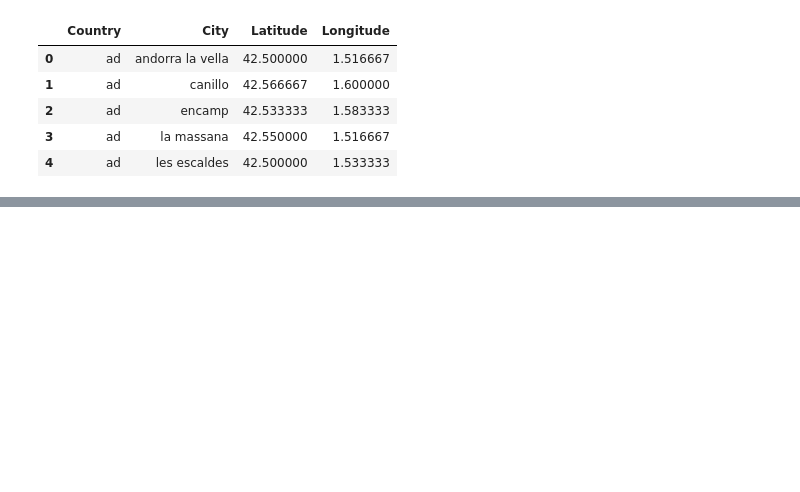
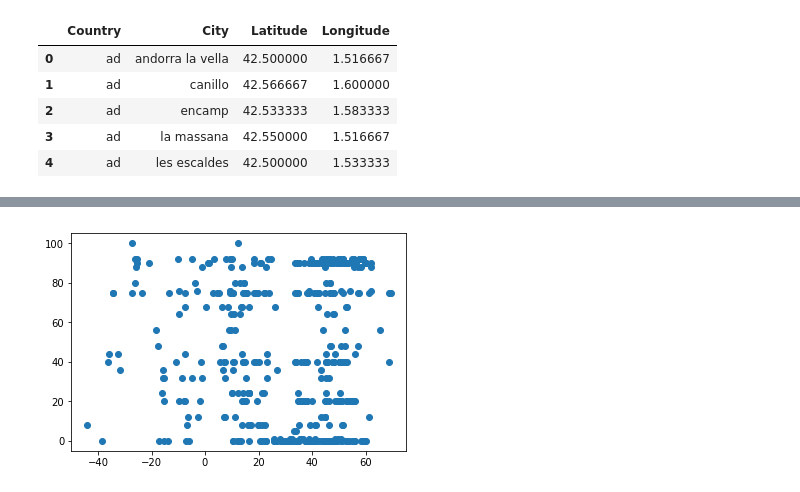
Before and after one commit to ENPlummer/WeatherPy, a Jupyter notebook: WeatherPy.ipynb, the cells around one changed output, grey strips where cells are left out. Drawn from its saved outputs; the diff is of its cells as text; code cells hidden in the pictures; blank space fills up the shorter version.

```diff
--- a/WeatherPy.ipynb
+++ b/WeatherPy.ipynb
@@ -100,0 +161,6 @@ MissingSchema: Invalid URL 'api.openweathermap.org/data/2.5/weather?appid=&q=cit
+# %%
+plt.scatter(selected_cities["Latitude"],selected_cities["Cloudiness"])
+plt.show()
+plt.savefig("Cloudiness.png")
+# %% [output]
+[figure, added]
```
Also changed, not shown: parts of 9 cells of this notebook, 11 other files.
